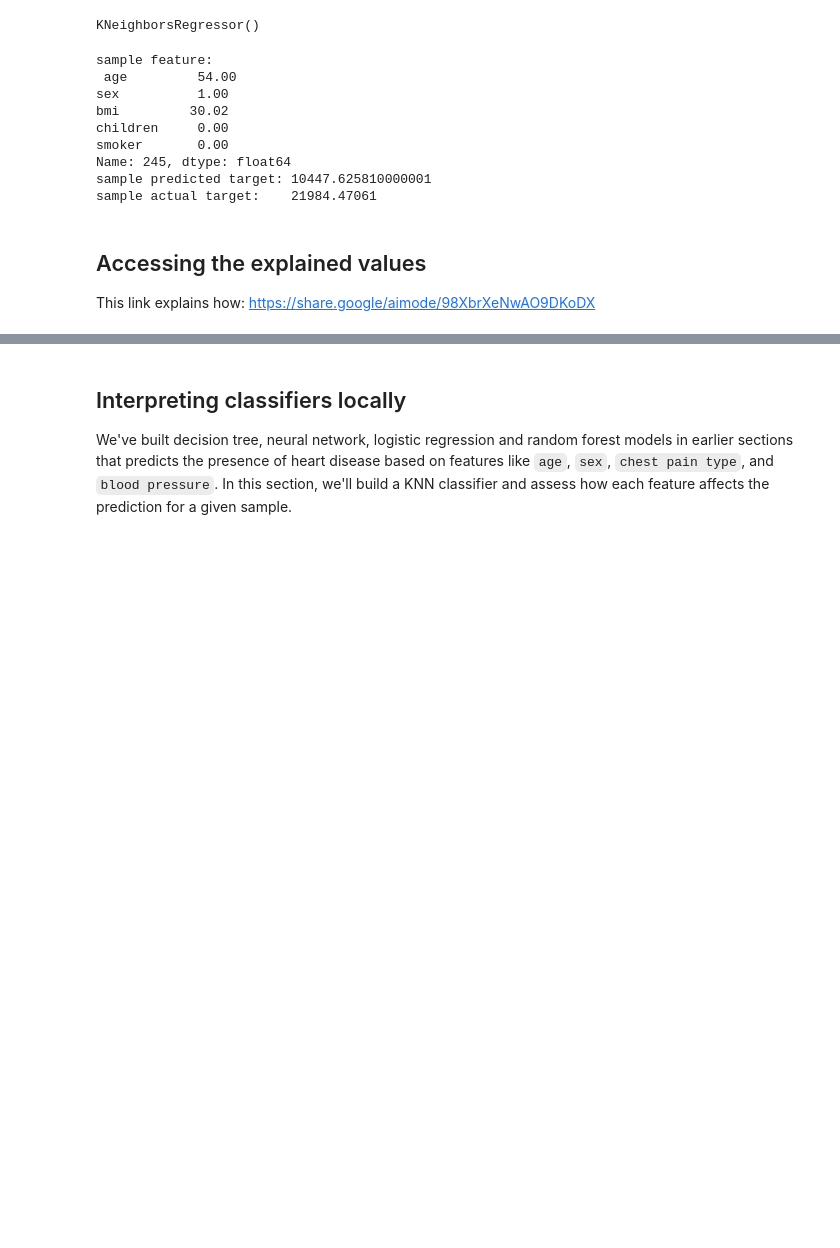
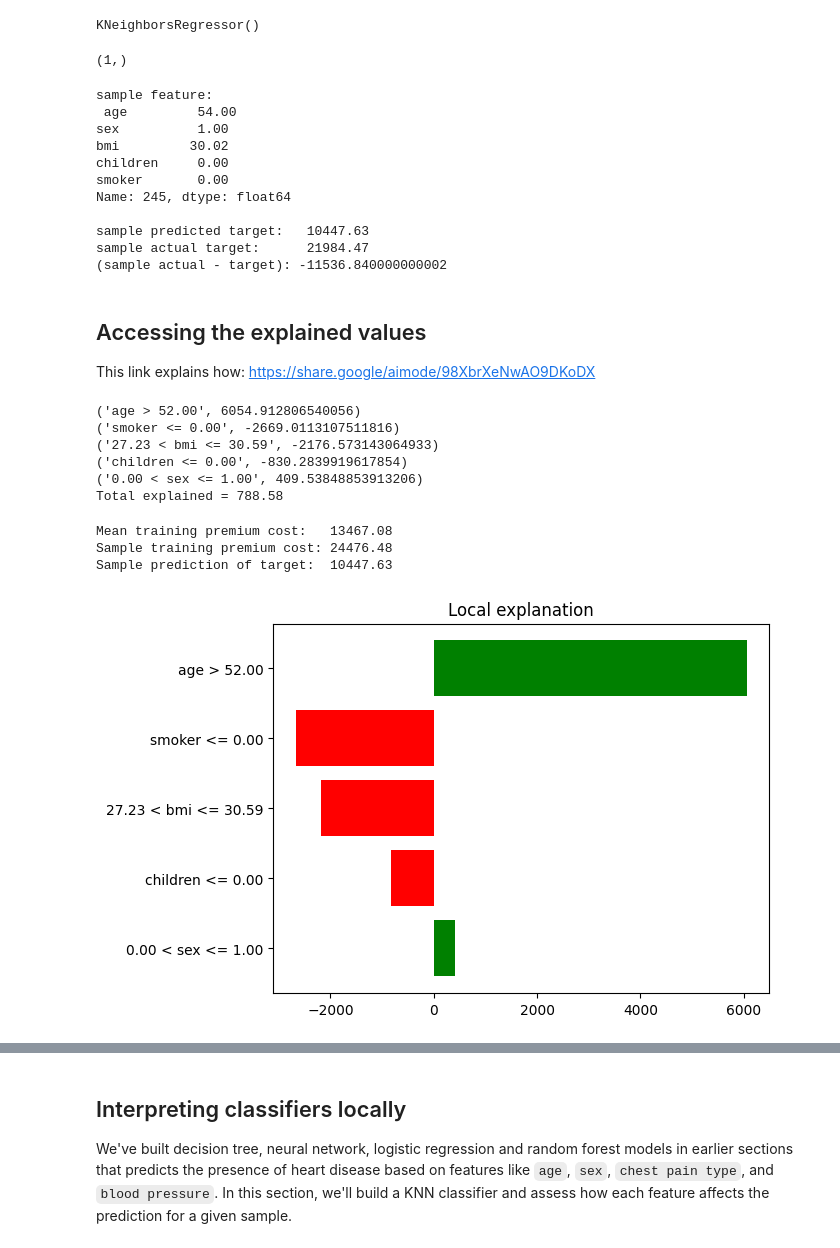
Before and after one commit to MichaelSzczepaniak/MLAIProjects, a Jupyter notebook: ExplainableML/ExplainableML.ipynb, the cells around one changed output, grey strips where cells are left out. Drawn from its saved outputs; the diff is of its cells as text; code cells hidden in the pictures; blank space fills up the shorter version.

Commit message:
add detail description of explanation of insurance premium regression example

```diff
--- a/ExplainableML/ExplainableML.ipynb
+++ b/ExplainableML/ExplainableML.ipynb
@@ -878,16 +878,21 @@ knn_reg = KNNReg()
 knn_reg.fit(X_train_ins.values, y_train_ins)
 # %% [output]
 KNeighborsRegressor()
+# %%
+from lime.lime_tabular import LimeTabularExplainer
+
+sample_data_point_feats = X_test_ins.iloc[3, :]  # pick sample to explain (pandas.Series)
+sample_predicted_target = knn_reg.predict(np.reshape(sample_data_point_feats.values, (1, -1)))  # shape (1,)
+sample_actual_target = y_test_ins[3]         # get target for this sample, convert numpy array to pandas.Series
+# %% [output]
+(1,)
 # %%
-from lime.lime_tabular import LimeTabularExplainer
-
-sample_data_point_feats = X_test_ins.iloc[3, :]  # pick sample to explain (pandas.Series)
-sample_predicted_target = knn_reg.predict(np.reshape(sample_data_point_feats.values, (1, -1)))
-sample_actual_target = y_test_ins[3]         # get target for this sample, convert numpy array to pandas.Series
-
 print(f"sample feature:\n", sample_data_point_feats)
-print(f"sample predicted target: {sample_predicted_target[0]}")
-print(f"sample actual target:    {sample_actual_target}")
+pred_value = round(sample_predicted_target[0], 2)
+act_value = round(sample_actual_target, 2)
+print(f"\nsample predicted target:   {pred_value}")  # prediction for this sample ~ half the actual
+print(f"sample actual target:      {act_value}")
+print(f"(sample actual - target): {pred_value - act_value}")
 # %% [output]
 sample feature:
  age         54.00
@@ -896,8 +901,10 @@ bmi         30.02
 children     0.00
 smoker       0.00
 Name: 245, dtype: float64
-sample predicted target: 10447.625810000001
-sample actual target:    21984.47061
+
+sample predicted target:   10447.63
+sample actual target:      21984.47
+(sample actual - target): -11536.840000000002
 # %%
 # Create the explainer
 explainer = LimeTabularExplainer(
@@ -917,22 +924,37 @@ exp = explainer.explain_instance(
 This link explains how: https://share.google/aimode/98XbrXeNwAO9DKoDX
 # %%
 explainer_list = exp.as_list()
-mean_offset = 0
+total_explained = 0
 for i in range(len(explainer_list)):
+    total_explained += explainer_list[i][1]
     print(explainer_list[i])
-    mean_offset += explainer_list[i][1]
 
-print(f"Total explained mean offset = {mean_offset}")
+print(f"Total explained = {round(total_explained, 2)}")
+# %% [output]
+('age > 52.00', 6054.912806540056)
+('smoker <= 0.00', -2669.0113107511816)
+('27.23 < bmi <= 30.59', -2176.573143064933)
+('children <= 0.00', -830.2839919617854)
+('0.00 < sex <= 1.00', 409.53848853913206)
+Total explained = 788.58
 # %%
 mean_training_premium = round(y_test_ins.mean(), 2)
-print(f"Mean training premium cost: {mean_training_premium}")
+print(f"Mean training premium cost:   {mean_training_premium}")
 
 sample_training_premium = round(y_test_ins.iloc[3], 2)
 print(f"Sample training premium cost: {sample_training_premium}")
 
-for feat in X_train_ins.columns:
-    print(feat)
+predicted_sample_premium = round(pred_value, 2)
+print(f"Sample prediction of target:  {predicted_sample_premium}")
+
+# for feat in X_train_ins.columns:
+#     print(feat)
 
 # Display the explanation
 exp.as_pyplot_figure()
 plt.show()
+# %% [output]
+Mean training premium cost:   13467.08
+Sample training premium cost: 24476.48
+Sample prediction of target:  10447.63
+[figure, added]
```
Also changed, not shown: parts of 11 cells of this notebook.
